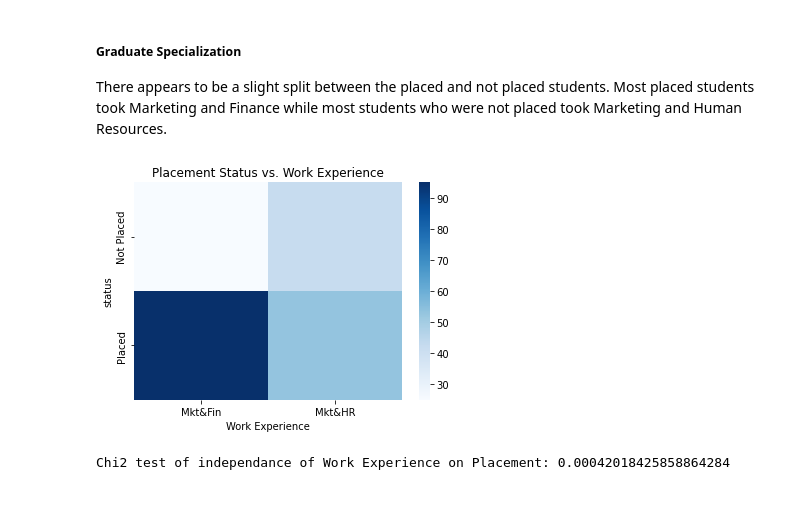
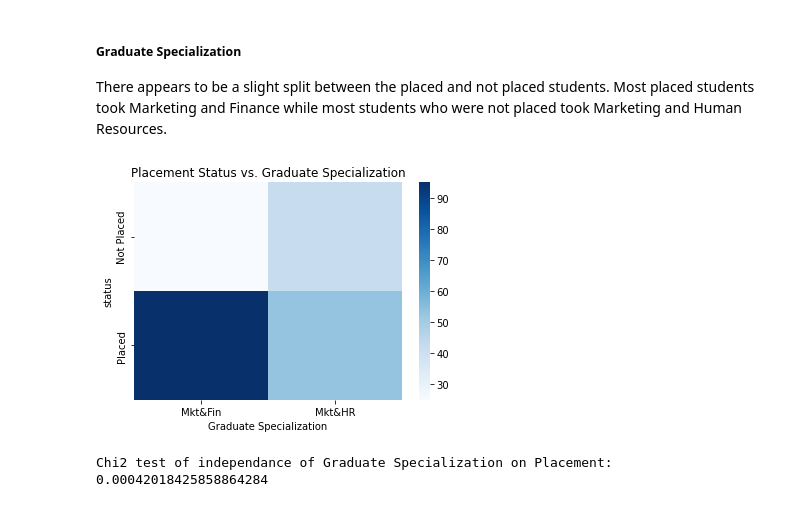
Before and after one commit to tylerfaulkner/dataScienceFinal, a Jupyter notebook: CS3300_final.ipynb, the cells around one changed output. Drawn from its saved outputs; the diff is of its cells as text; code cells hidden in the pictures.

```diff
--- a/CS3300_final.ipynb
+++ b/CS3300_final.ipynb
@@ -407,10 +416,10 @@ Chi2 test of independance of Work Experience on Placement: 9.906584720516494e-05
 
 There appears to be a slight split between the placed and not placed students. Most placed students took Marketing and Finance while most students who were not placed took Marketing and Human Resources.
 # %%
-displayCatInfo('specialisation', 'Work Experience', 'Blues')
+displayCatInfo('specialisation', 'Graduate Specialization', 'Blues')
 # %% [output]
-[figure, old version]
+[figure, new version]
-Chi2 test of independance of Work Experience on Placement: 0.00042018425858864284
+Chi2 test of independance of Graduate Specialization on Placement: 0.00042018425858864284
 # %% [markdown]
 #### Summary of Analysis
 Below is a table that summarizes our findings by listing each variable, its p-value, and how well the variable correlates to the target variable.
```
Also changed, not shown: parts of 15 cells of this notebook.
